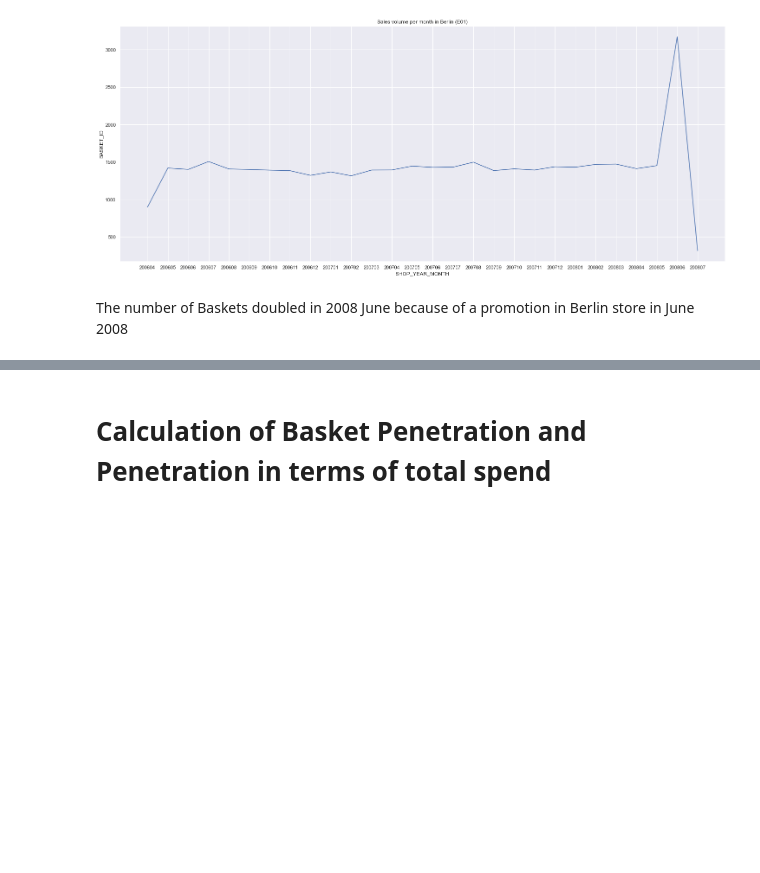
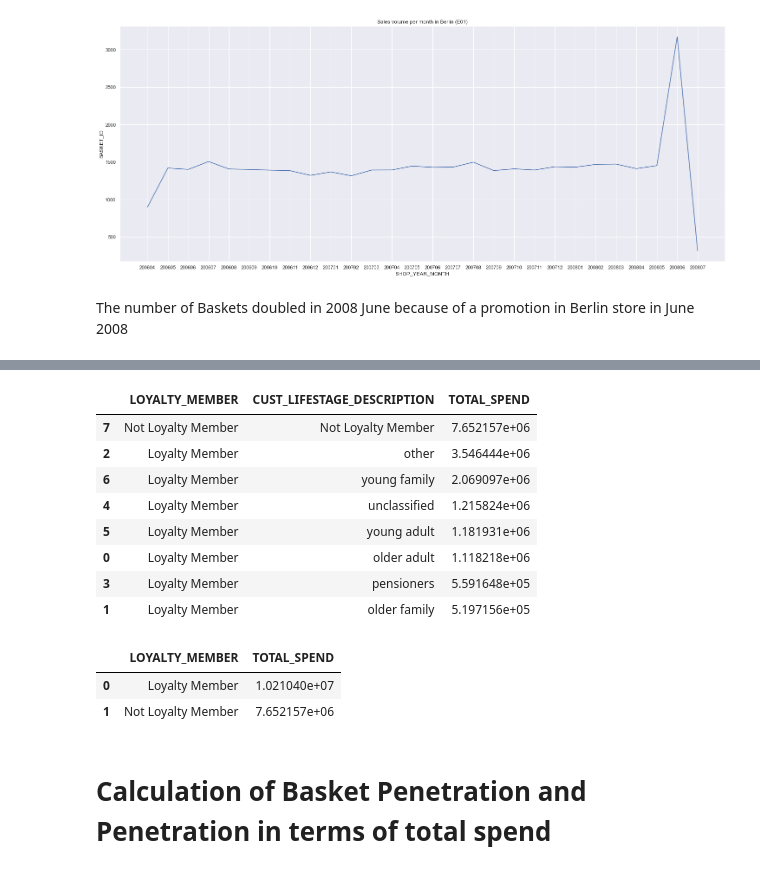
Before and after one commit to abinavrameshs/Analysis-of-Loyalty-program, a Jupyter notebook: loyalty_analysis.ipynb, the cells around one changed output, grey strips where cells are left out. Saved outputs shown, nothing was run; the diff lists cells and outputs as text; code cells hidden in the pictures; blank space fills up the shorter version.

```diff
--- a/loyalty_analysis.ipynb
+++ b/loyalty_analysis.ipynb
@@ -285,3 +338,27 @@ The number of Baskets doubled in 2008 June because of a promotion in Berlin stor
+# %%
+# Which cohort gets more revenue
+
+sales_customer[['LOYALTY_MEMBER','CUST_LIFESTAGE_DESCRIPTION','TOTAL_SPEND']]\
+.groupby(['LOYALTY_MEMBER','CUST_LIFESTAGE_DESCRIPTION'])['TOTAL_SPEND'].sum().reset_index()\
+.sort_values(by='TOTAL_SPEND', ascending=False)
+# %% [output]
+|  | LOYALTY_MEMBER | CUST_LIFESTAGE_DESCRIPTION | TOTAL_SPEND |
+| 7 | Not Loyalty Member | Not Loyalty Member | 7.652157e+06 |
+| 2 | Loyalty Member | other | 3.546444e+06 |
+| 6 | Loyalty Member | young family | 2.069097e+06 |
+| 4 | Loyalty Member | unclassified | 1.215824e+06 |
+| 5 | Loyalty Member | young adult | 1.181931e+06 |
+| 0 | Loyalty Member | older adult | 1.118218e+06 |
+| 3 | Loyalty Member | pensioners | 5.591648e+05 |
+| 1 | Loyalty Member | older family | 5.197156e+05 |
+# %%
+sales_customer[['LOYALTY_MEMBER','TOTAL_SPEND']]\
+.groupby(['LOYALTY_MEMBER'])['TOTAL_SPEND'].sum().reset_index()\
+.sort_values(by='TOTAL_SPEND', ascending=False)
+# %% [output]
+|  | LOYALTY_MEMBER | TOTAL_SPEND |
+| 0 | Loyalty Member | 1.021040e+07 |
+| 1 | Not Loyalty Member | 7.652157e+06 |
 # %% [markdown]
 # Calculation of Basket Penetration and  Penetration in terms of total spend
 # %% [markdown]
```
Also changed, not shown: parts of 4 cells of this notebook.
